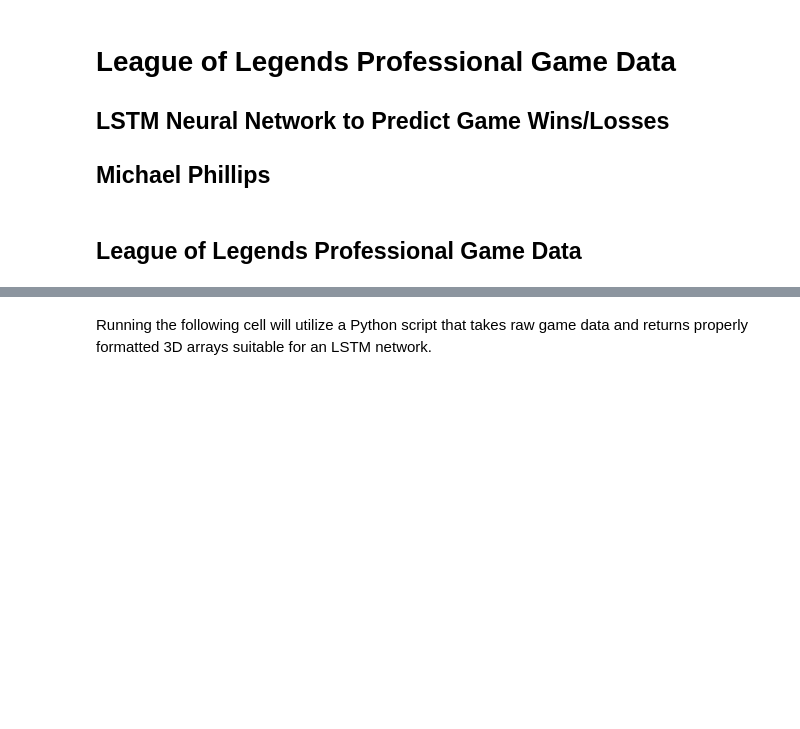
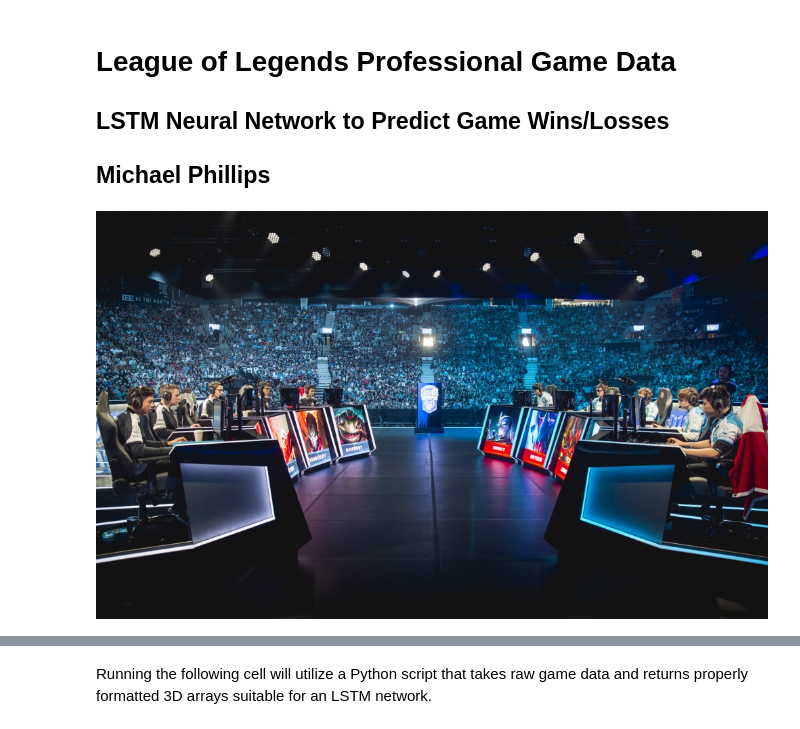
Before and after one commit to MPhillips55/Capstone_Project_2_League_of_Legends, a Jupyter notebook: Machine_Learning/LSTM_NN_to_predict_lol.ipynb, the cells around one changed output, grey strips where cells are left out. Cells and saved outputs as stored; diff of their text form; code cells hidden in the pictures; blank space fills up the shorter version.

```diff
--- a/Machine_Learning/LSTM_NN_to_predict_lol.ipynb
+++ b/Machine_Learning/LSTM_NN_to_predict_lol.ipynb
@@ -12,2 +5,7 @@ from keras.constraints import maxnorm
-# %% [markdown]
-## League of Legends Professional Game Data
+# %%
+from IPython.display import Image
+
+# 2017 League of Legends North American Finals
+Image('0b702.jpg')
+# %% [output]
+[figure, added]
```
Also changed, not shown: parts of 52 cells of this notebook.
